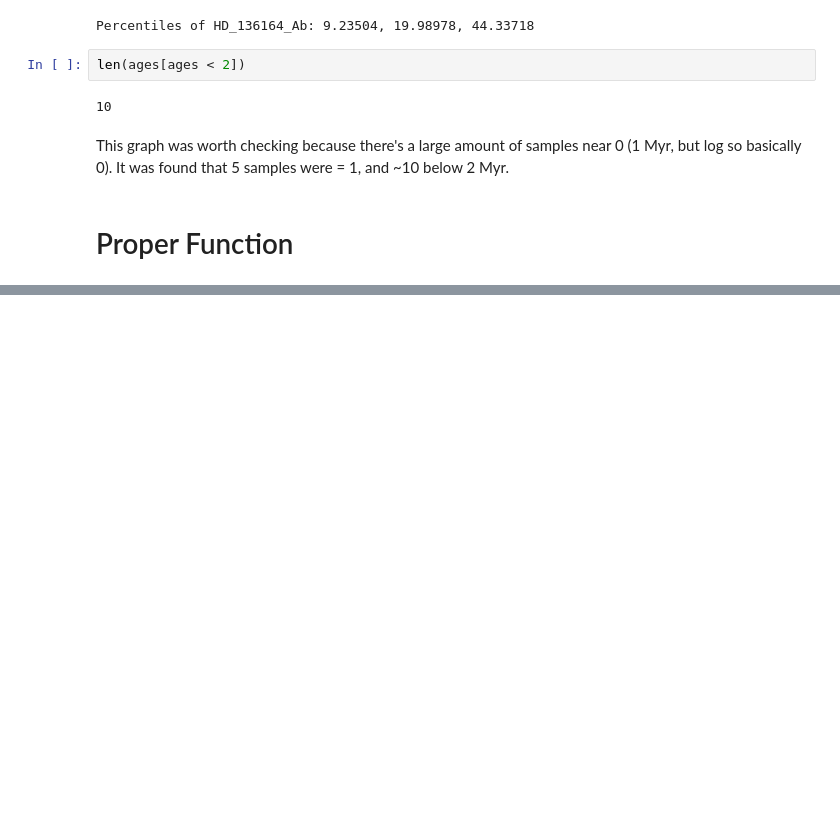
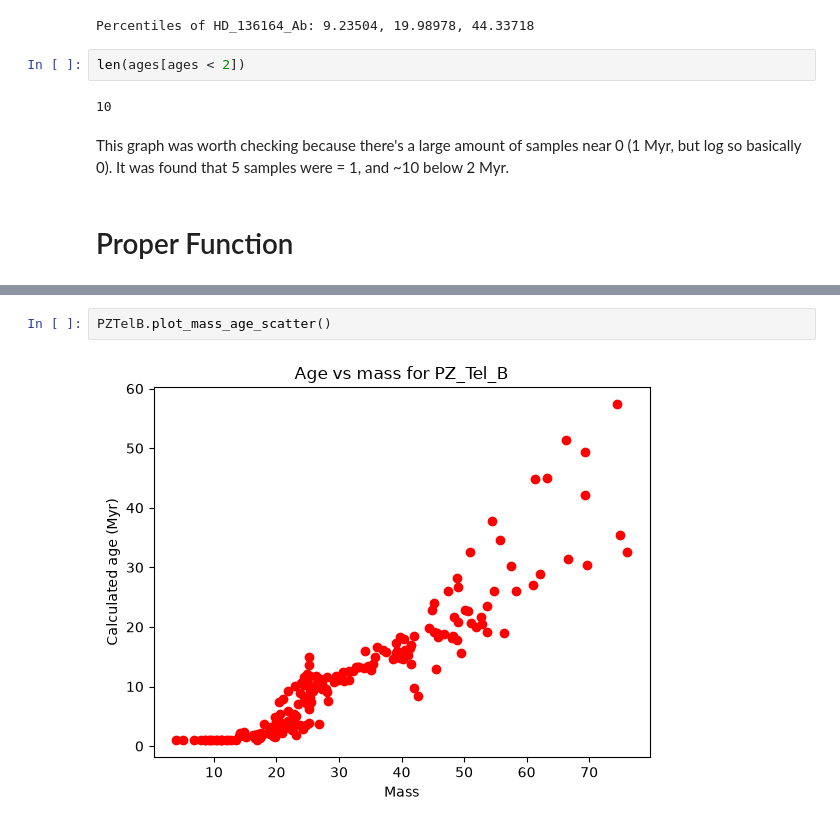
Before and after one commit to h0sh1z0ra/masses_to_ages, a Jupyter notebook: age_to_mass.ipynb, the cells around one changed output, grey strips where cells are left out. Saved outputs shown, nothing was run; the diff lists cells and outputs as text; blank space fills up the shorter version.

```diff
--- a/age_to_mass.ipynb
+++ b/age_to_mass.ipynb
@@ -566,0 +604,4 @@ test_ages.plot_hist()
+# %%
+PZTelB.plot_mass_age_scatter()
+# %% [output]
+[figure, added]
```
Also changed, not shown: parts of 5 cells of this notebook, 1 other file.
